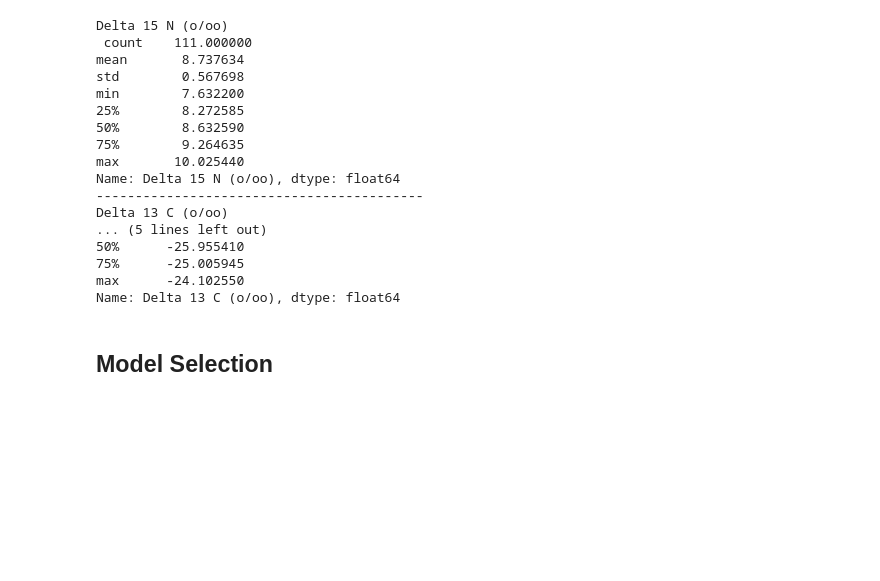
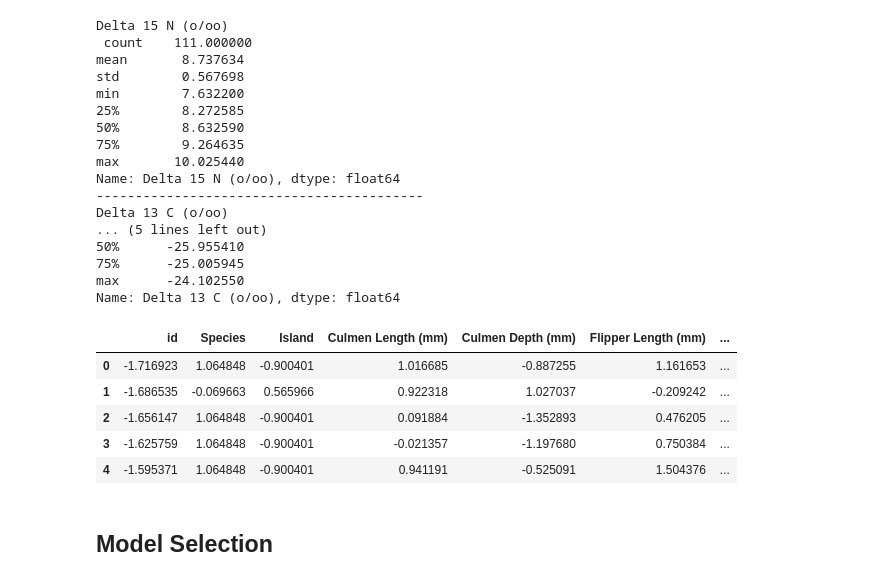
Before and after one commit to yoon-seul/DataAnalysis, a Jupyter notebook: Dacon-Penguin.ipynb, the cells around one changed output. Drawn from its saved outputs; the diff is of its cells as text; code cells hidden in the pictures; blank space fills up the shorter version.

```diff
--- a/Dacon-Penguin.ipynb
+++ b/Dacon-Penguin.ipynb
@@ -208,3 +223,21 @@ train.fillna(0,inplace=True)
+# %%
+ss=StandardScaler()
+dtr_train=train.copy()
+dtr_test=test.copy()
+
+dtr_train=ss.fit_transform(dtr_train)
+dtr_test=ss.fit_transform(dtr_test)
+
+dtr_train=pd.DataFrame(dtr_train,columns=[train.columns])
+# %%
+dtr_train.head()
+# %% [output]
+|  | id | Species | Island | Culmen Length (mm) | Culmen Depth (mm) | Flipper Length (mm) | ... |
+| 0 | -1.716923 | 1.064848 | -0.900401 | 1.016685 | -0.887255 | 1.161653 | ... |
+| 1 | -1.686535 | -0.069663 | 0.565966 | 0.922318 | 1.027037 | -0.209242 | ... |
+| 2 | -1.656147 | 1.064848 | -0.900401 | 0.091884 | -1.352893 | 0.476205 | ... |
+| 3 | -1.625759 | 1.064848 | -0.900401 | -0.021357 | -1.197680 | 0.750384 | ... |
+| 4 | -1.595371 | 1.064848 | -0.900401 | 0.941191 | -0.525091 | 1.504376 | ... |
 # %% [markdown]
 ## Model Selection
 # %%
```
Also changed, not shown: parts of 9 cells of this notebook.
